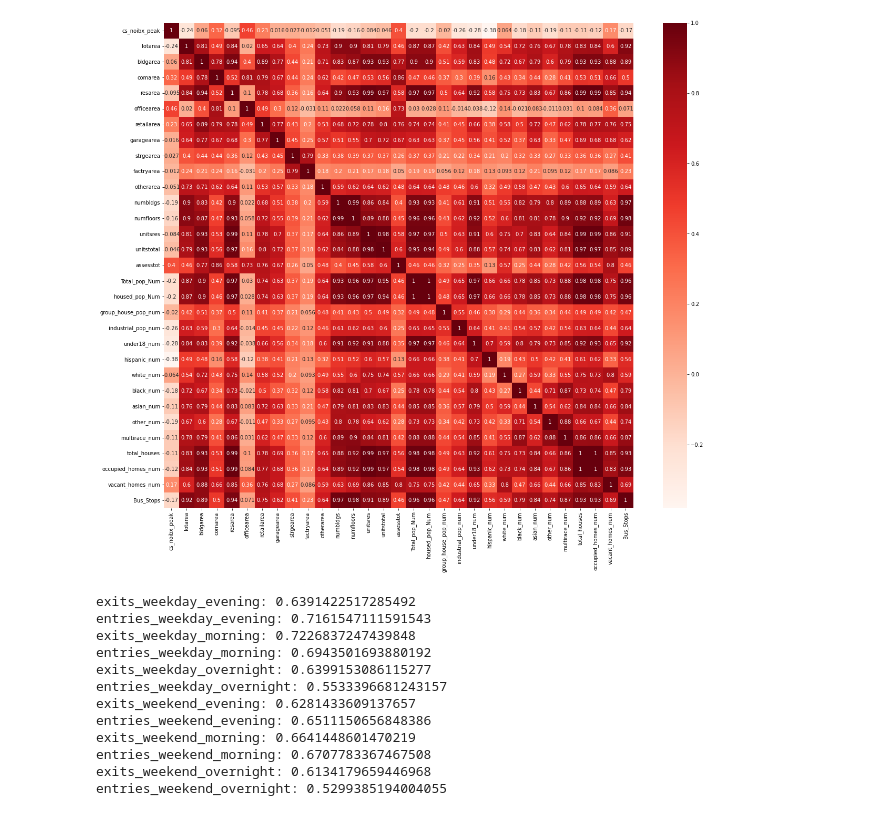
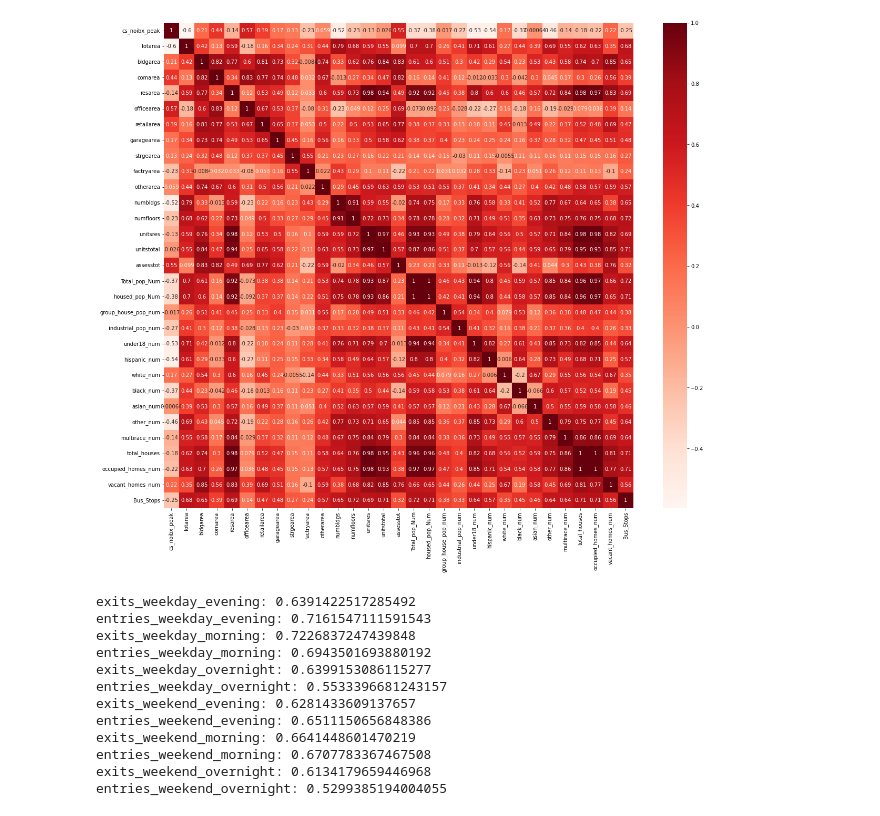
Before and after one commit to CUSPADS2022IBX/IBXRidership, a Jupyter notebook: Models/LassoCV.ipynb, the cells around one changed output. Saved outputs shown, nothing was run; the diff lists cells and outputs as text; code cells hidden in the pictures.

```diff
--- a/Models/LassoCV.ipynb
+++ b/Models/LassoCV.ipynb
@@ -64,11 +64,13 @@ Index(['complex_id', 'Stop Name', 'Complex_id', 'exits_weekday_evening',
 # %%
 #Using Pearson Correlation
 plt.figure(figsize=(20,17))
-cor = mg_noIBX_abs[cols_peak].corr()
+cor = mg_noIBX_log[cols_peak].corr()
 sns.heatmap(cor, annot=True, cmap=plt.cm.Reds)
+plt.savefig('/Users/turbold/Documents/CUSP/ADS/IBX_cov_matrix.png', dpi=300, bbox_inches='tight')
+
 plt.show()
 # %% [output]
-[figure, old version]
+[figure, new version]
 # %%
 turnstile_data =['exits_weekday_evening',
        'entries_weekday_evening', 'exits_weekday_morning',
```
Also changed, not shown: parts of 19 cells of this notebook, 2 other files.
